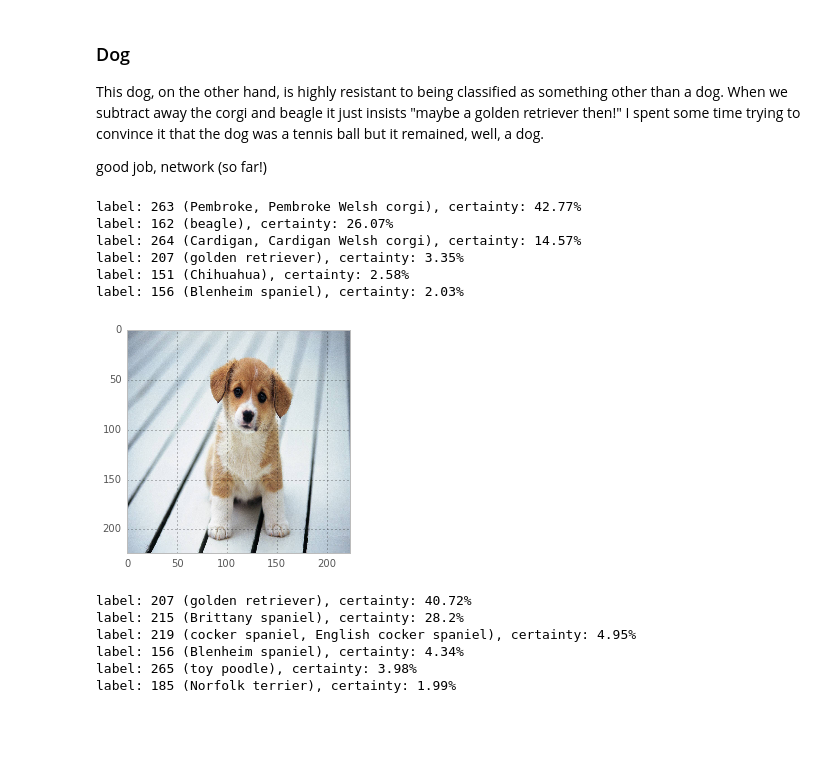
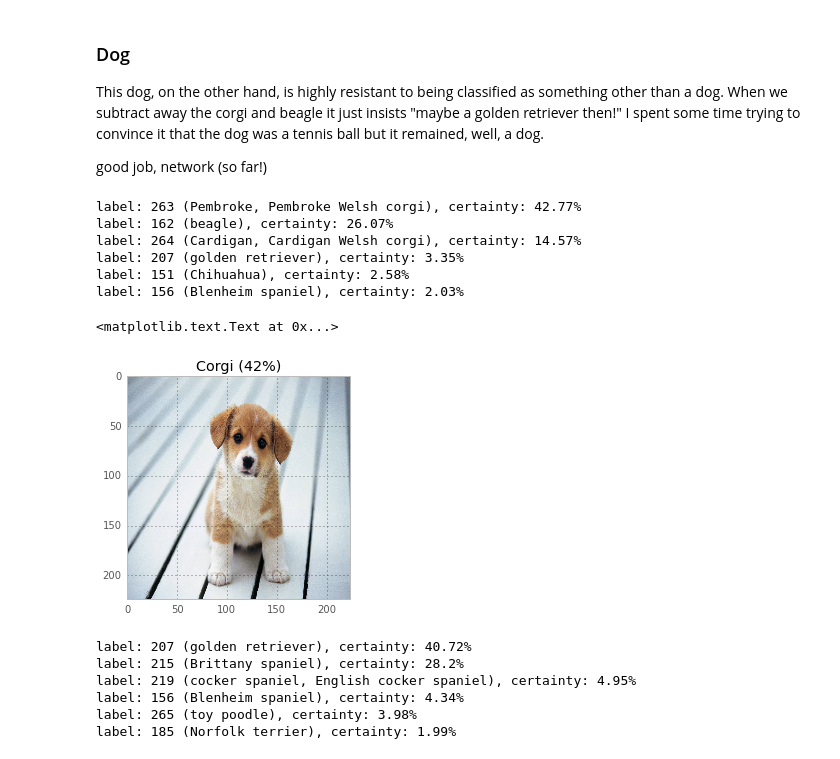
Before and after one commit to jvns/neural-nets-are-weird, a Jupyter notebook: notebooks/neural-nets-are-weird.ipynb, the cells around one changed output. Cells and saved outputs as stored; diff of their text form; code cells hidden in the pictures; blank space fills up the shorter version.

```diff
--- a/notebooks/neural-nets-are-weird.ipynb
+++ b/notebooks/neural-nets-are-weird.ipynb
@@ -528,14 +530,16 @@ This dog, on the other hand, is highly resistant to being classified as somethin
 good job, network (so far!)
 # %%
 _ = predict(dog_data)
+plt.title("Corgi (42%)")
 # %% [output]
 label: 263 (Pembroke, Pembroke Welsh corgi), certainty: 42.77%
 label: 162 (beagle), certainty: 26.07%
 label: 264 (Cardigan, Cardigan Welsh corgi), certainty: 14.57%
 label: 207 (golden retriever), certainty: 3.35%
 label: 151 (Chihuahua), certainty: 2.58%
 label: 156 (Blenheim spaniel), certainty: 2.03%
+<matplotlib.text.Text at 0x...>
-[figure, old version]
+[figure, new version]
 # %%
 grad, image = make_less_like(dog_data, 263)
 grad, image2 = make_less_like(image, 162)
```
Also changed, not shown: parts of 1 cell of this notebook.
